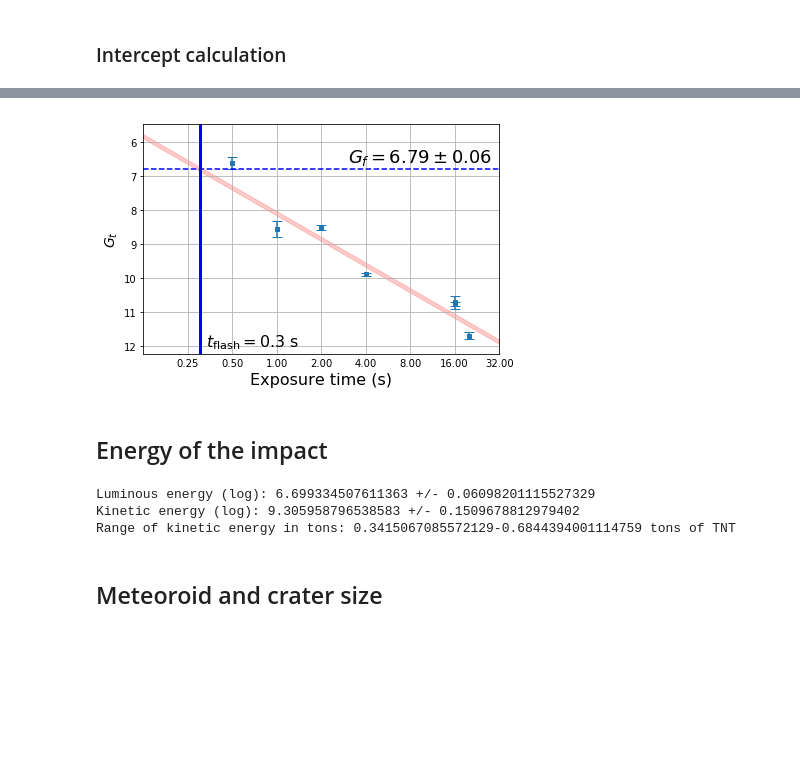
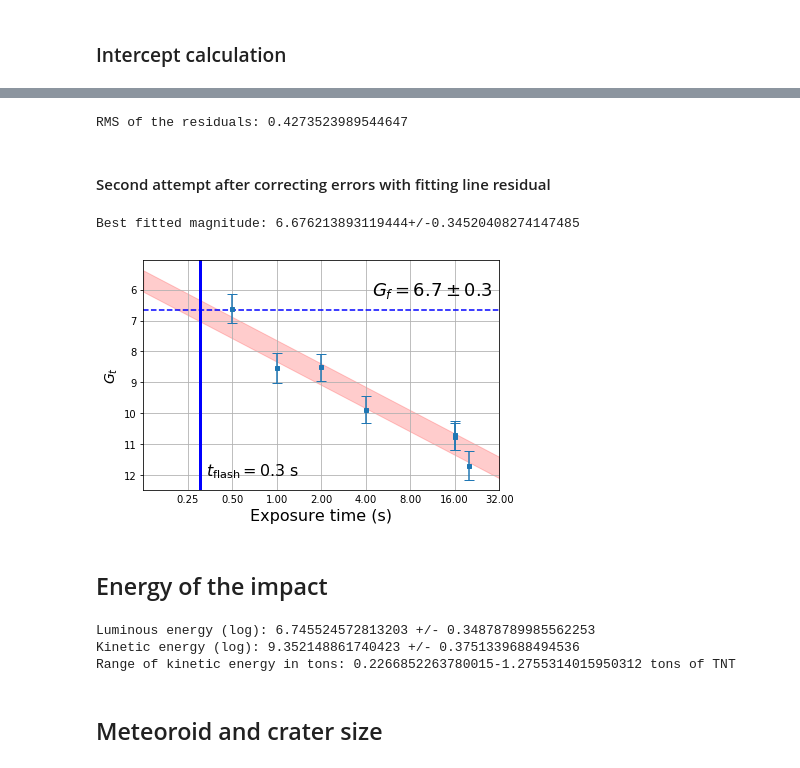
Before and after one commit to seap-udea/MoonFlashes, a Jupyter notebook: L1-21-J-Analysis.ipynb, the cells around one changed output, grey strips where cells are left out. Drawn from its saved outputs; the diff is of its cells as text; code cells hidden in the pictures; blank space fills up the shorter version.

```diff
--- a/L1-21-J-Analysis.ipynb
+++ b/L1-21-J-Analysis.ipynb
@@ -1024,7 +1025,11 @@ for key,site in sites.items():
 
     #Determine the magnitude of the simpact
     Gt=Gmag(solution.x,impact["CountsR"],impact["CountsG"],impact["CountsB"])
+    dGt=deltaGmag(solution.x,impact["CountsR"],impact["CountsG"],impact["CountsB"])
+    dG=np.sqrt(dG**2++dGt**2)
+    print(f"\tPoisson error: {dGt}")
     print(f"\tMagnitude without exposure correction:",Gt)
+    print(f"\tError:",dG)
     Gts+=[Gt]
     dGts+=[dG]
 
@@ -1062,0 +1070,20 @@ Best fitted magnitude: 6.791689056124043+/-0.06182268661359558
+# %%
+chisq,es=photoFit(solution.x,texps,Gts,dGts,verbose=True)
+dres=np.sqrt((es*np.array(dGts)**2).mean())
+print(f"RMS of the residuals: {dres}")
+# %% [output]
+RMS of the residuals: 0.4273523989544647
+# %% [markdown]
+#### Second attempt after correcting errors with fitting line residual
+# %%
+dGts=np.array(dGts)
+dGtes=[np.sqrt(dGt**2+dres**2) for dGt in dGts]
+# %%
+photofitparam=[6.0]
+solution=minimize(photoFit,photofitparam,args=(texps,Gts,dGtes))
+Go=solution.x[0]
+fun=solution.fun
+dGo=errorMagnitude(Go,fun,1,Gts,dGtes)
+print(f"Best fitted magnitude: {Go}+/-{dGo}")
+# %% [output]
+Best fitted magnitude: 6.676213893119444+/-0.34520408274147485
@@ -1063,4 +1095,5 @@ Best fitted magnitude: 6.791689056124043+/-0.06182268661359558
 # %%
+plt.ion()
 fig=plt.figure()
 ax=fig.gca()
 
@@ -1068,37 +1101,37 @@ tmin=0.125
 tmax=32.0
 ts=np.linspace(tmin,tmax,10)
 
-ax.errorbar(texps,Gts,yerr=dGts,ls='',fmt='s',ms=4,capsize=5)
+ax.errorbar(texps,Gts,yerr=dGtes,ls='',fmt='s',ms=4,capsize=5)
 ax.fill_between(ts,
                (Go+dGo)-2.5*np.log10(IMPACT_FLASH/ts),
                (Go-dGo)-2.5*np.log10(IMPACT_FLASH/ts),
                color='red',alpha=0.2)
 
 ax.set_xscale("log")
 
 ax.set_xlabel("Exposure time (s)",fontsize=16)
 ax.set_ylabel("$G_t$",fontsize=14)
 
 ax.axvline(IMPACT_FLASH,lw=3,color='b')
 ax.axhline(Go,ls='--',color='b')
 
 ax.set_xlim((tmin,tmax))
 ax.text(1.1*0.3,12,r"$t_{\rm flash}=0.3$ s",fontsize=16,ha='left')
-ax.text(0.9*tmax,Go-dGo,f"$G_f={Go:.2f}\pm{dGo:.2f}$",ha='right',va='bottom',fontsize=18)
+ax.text(0.9*tmax,Go-dGo,f"$G_f={Go:.1f}\pm{dGo:.1f}$",ha='right',va='bottom',fontsize=18)
 
 ax.set_xticks([0.25,0.5,1.0,2.0,4.0,8.0,16.0,32.0])
 ax.get_xaxis().set_tick_params(which='minor', size=0)
 ax.get_xaxis().set_tick_params(which='minor', width=0)
 ax.get_xaxis().set_tick_params(which='major', size=0)
 ax.get_xaxis().set_tick_params(which='major', width=0)
 ax.xaxis.set_major_formatter(ScalarFormatter())
 ax.invert_yaxis()
 ax.grid()
 
 fig.tight_layout()
 fig.savefig(f"{IMPACT_FIGDIR}/l21j-Gmag-time.png")
 # %% [output]
-[figure, old version]
+[figure, new version]
 # %% [markdown]
 ## Energy of the impact
 # %%
@@ -1113,12 +1146,13 @@ logK=logEr-logeta_mean
 dlogK=np.sqrt(dlogEr**2+dlogeta**2)
 print(f"Kinetic energy (log): {logK} +/- {dlogK}")
 Kton_m=10**(logK-dlogK)/TTNT
+Kton=10**logK/TTNT
 Kton_p=10**(logK+dlogK)/TTNT
 print(f"Range of kinetic energy in tons: {Kton_m}-{Kton_p} tons of TNT")
 # %% [output]
-Luminous energy (log): 6.699334507611363 +/- 0.06098201115527329
-Kinetic energy (log): 9.305958796538583 +/- 0.1509678812979402
-Range of kinetic energy in tons: 0.3415067085572129-0.6844394001114759 tons of TNT
+Luminous energy (log): 6.745524572813203 +/- 0.34878789985562253
+Kinetic energy (log): 9.352148861740423 +/- 0.3751339688494536
+Range of kinetic energy in tons: 0.2266852263780015-1.2755314015950312 tons of TNT
 # %% [markdown]
 ## Meteoroid and crater size
 # %% [markdown]
```
Also changed, not shown: parts of 9 cells of this notebook, 6 other files.
